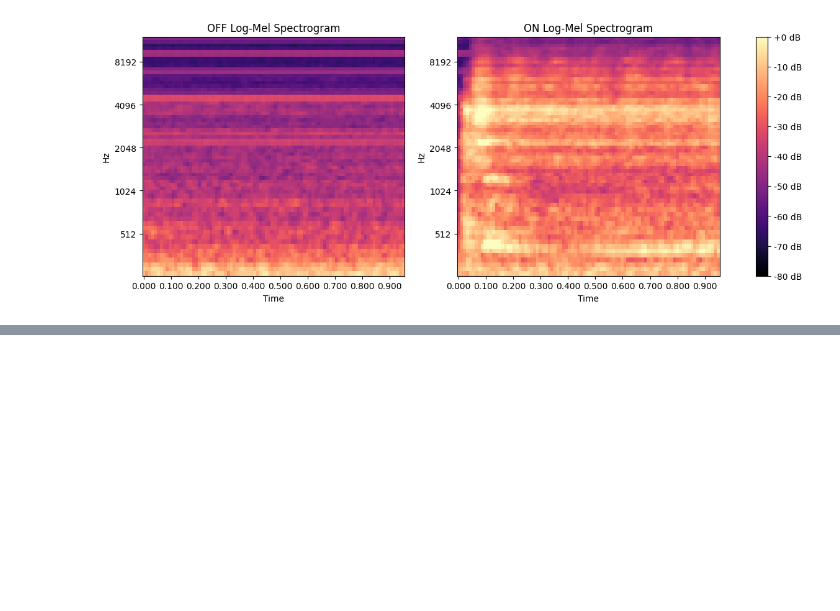
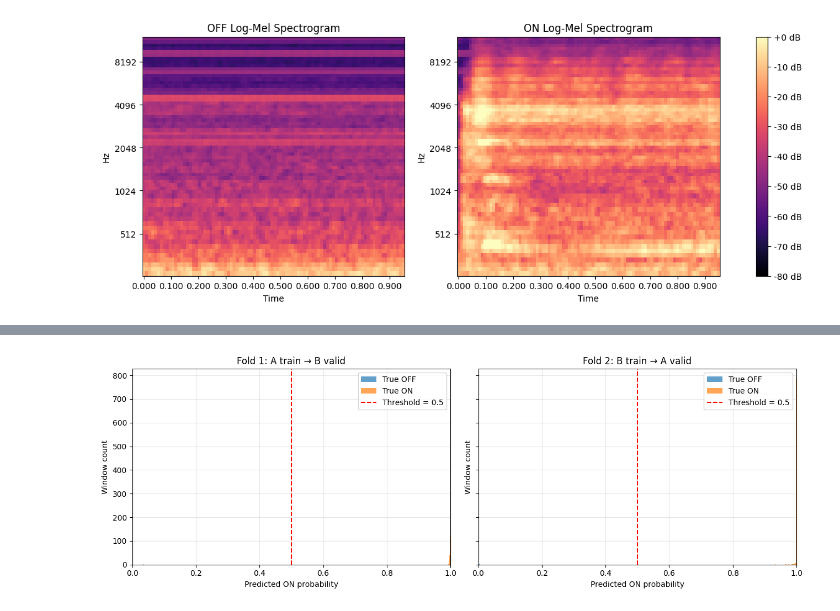
Before and after one commit to tnwlvos/Purdue-AI-education-Muchine-Learning-, a Jupyter notebook: FSSW_Audio_Classification.ipynb, the cells around one changed output, grey strips where cells are left out. Saved outputs shown, nothing was run; the diff lists cells and outputs as text; code cells hidden in the pictures; blank space fills up the shorter version.

```diff
--- a/FSSW_Audio_Classification.ipynb
+++ b/FSSW_Audio_Classification.ipynb
@@ -354,0 +1402,55 @@ ON Log-Mel shape: (64, 90)
+# %%
+fig, axes = plt.subplots(
+    1,
+    2,
+    figsize=(13, 4.5),
+    sharey=True,
+)
+
+probability_results = [
+    (
+        axes[0],
+        labels_fold_1,
+        probabilities_fold_1,
+        "Fold 1: A train → B valid",
+    ),
+    (
+        axes[1],
+        labels_fold_2,
+        probabilities_fold_2,
+        "Fold 2: B train → A valid",
+    ),
+]
+
+for axis, labels, probabilities, title in probability_results:
+    axis.hist(
+        probabilities[labels == 0],
+        bins=30,
+        alpha=0.7,
+        label="True OFF",
+    )
+    axis.hist(
+        probabilities[labels == 1],
+        bins=30,
+        alpha=0.7,
+        label="True ON",
+    )
+
+    axis.axvline(
+        0.5,
+        color="red",
+        linestyle="--",
+        label="Threshold = 0.5",
+    )
+
+    axis.set_title(title)
+    axis.set_xlabel("Predicted ON probability")
+    axis.set_ylabel("Window count")
+    axis.set_xlim(0, 1)
+    axis.grid(alpha=0.3)
+    axis.legend()
+
+plt.tight_layout()
+plt.show()
+# %% [output]
+[figure, added]
```
Also changed, not shown: parts of 26 cells of this notebook.
